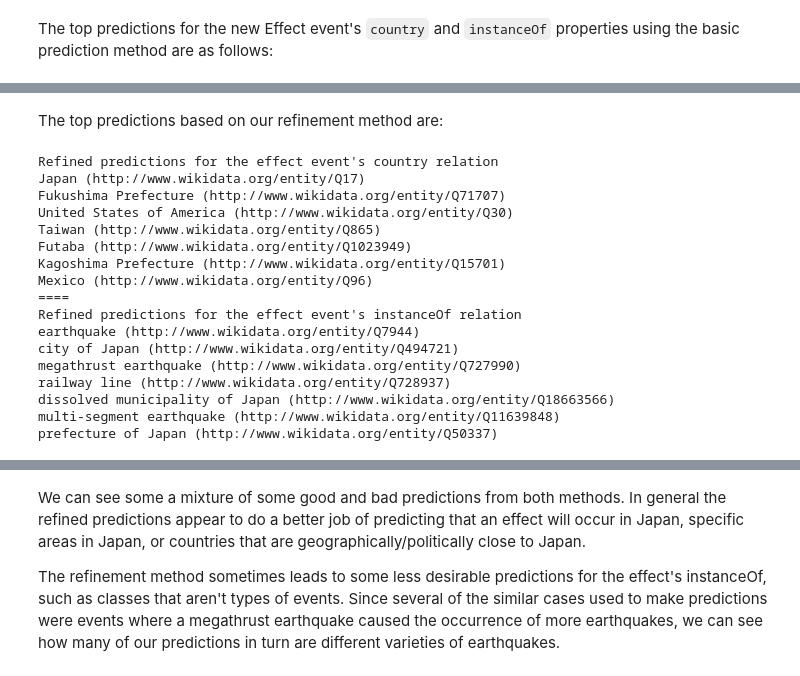
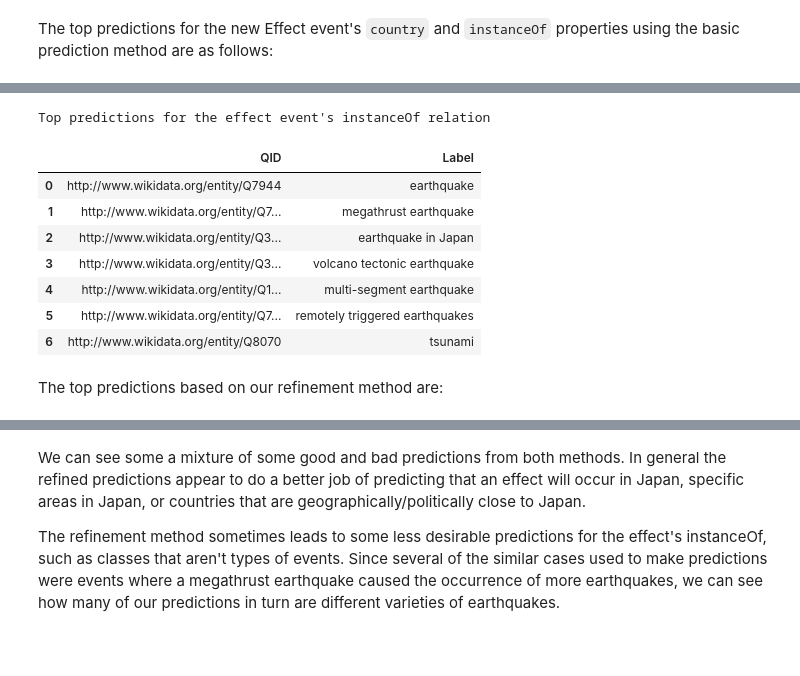
Before and after one commit to solashirai/WWW-EvCBR, a Jupyter notebook: notebooks/ijcai_demo.ipynb, the cells around one changed output, grey strips where cells are left out. Cells and saved outputs as stored; diff of their text form; code cells hidden in the pictures; blank space fills up the shorter version.

```diff
--- a/notebooks/ijcai_demo.ipynb
+++ b/notebooks/ijcai_demo.ipynb
@@ -178,30 +170,18 @@ tsunami (http://www.wikidata.org/entity/Q8070)
+# %%
+print("Top predictions for the effect event's instanceOf relation")
+instanceOf_predictions = [{'QID': ent, 'Label': full_kg.value(subject=ent, predicate=RDFS.label)}
+                       for ent in list(forward_res1.property_entity_support[p_instanceOf].keys())[:7]]
+df = pd.json_normalize(instanceOf_predictions)
+df.head(7)
+# %% [output]
+Top predictions for the effect event's instanceOf relation
+|  | QID | Label |
+| 0 | http://www.wikidata.org/entity/Q7944 | earthquake |
+| 1 | http://www.wikidata.org/entity/Q7... | megathrust earthquake |
+| 2 | http://www.wikidata.org/entity/Q3... | earthquake in Japan |
+| 3 | http://www.wikidata.org/entity/Q3... | volcano tectonic earthquake |
+| 4 | http://www.wikidata.org/entity/Q1... | multi-segment earthquake |
+| 5 | http://www.wikidata.org/entity/Q7... | remotely triggered earthquakes |
+| 6 | http://www.wikidata.org/entity/Q8070 | tsunami |
 # %% [markdown]
 The top predictions based on our refinement method are:
-# %%
-print("Refined predictions for the effect event's country relation")
-for (prediction, supp) in reverse_res1.property_prediction_support[p_country][:7]:
-    ent_label = full_kg.value(subject=prediction, predicate=RDFS.label)
-    print(f"{ent_label} ({prediction})")
-print("====")
-print("Refined predictions for the effect event's instanceOf relation")
-for (prediction, supp) in reverse_res1.property_prediction_support[p_instanceOf][:7]:
-    ent_label = full_kg.value(subject=prediction, predicate=RDFS.label)
-    print(f"{ent_label} ({prediction})")
-# %% [output]
-Refined predictions for the effect event's country relation
-Japan (http://www.wikidata.org/entity/Q17)
-Fukushima Prefecture (http://www.wikidata.org/entity/Q71707)
-United States of America (http://www.wikidata.org/entity/Q30)
-Taiwan (http://www.wikidata.org/entity/Q865)
-Futaba (http://www.wikidata.org/entity/Q1023949)
-Kagoshima Prefecture (http://www.wikidata.org/entity/Q15701)
-Mexico (http://www.wikidata.org/entity/Q96)
-====
-Refined predictions for the effect event's instanceOf relation
-earthquake (http://www.wikidata.org/entity/Q7944)
-city of Japan (http://www.wikidata.org/entity/Q494721)
-megathrust earthquake (http://www.wikidata.org/entity/Q727990)
-railway line (http://www.wikidata.org/entity/Q728937)
-dissolved municipality of Japan (http://www.wikidata.org/entity/Q18663566)
-multi-segment earthquake (http://www.wikidata.org/entity/Q11639848)
-prefecture of Japan (http://www.wikidata.org/entity/Q50337)
```
Also changed, not shown: parts of 23 cells of this notebook, 2 other files.
